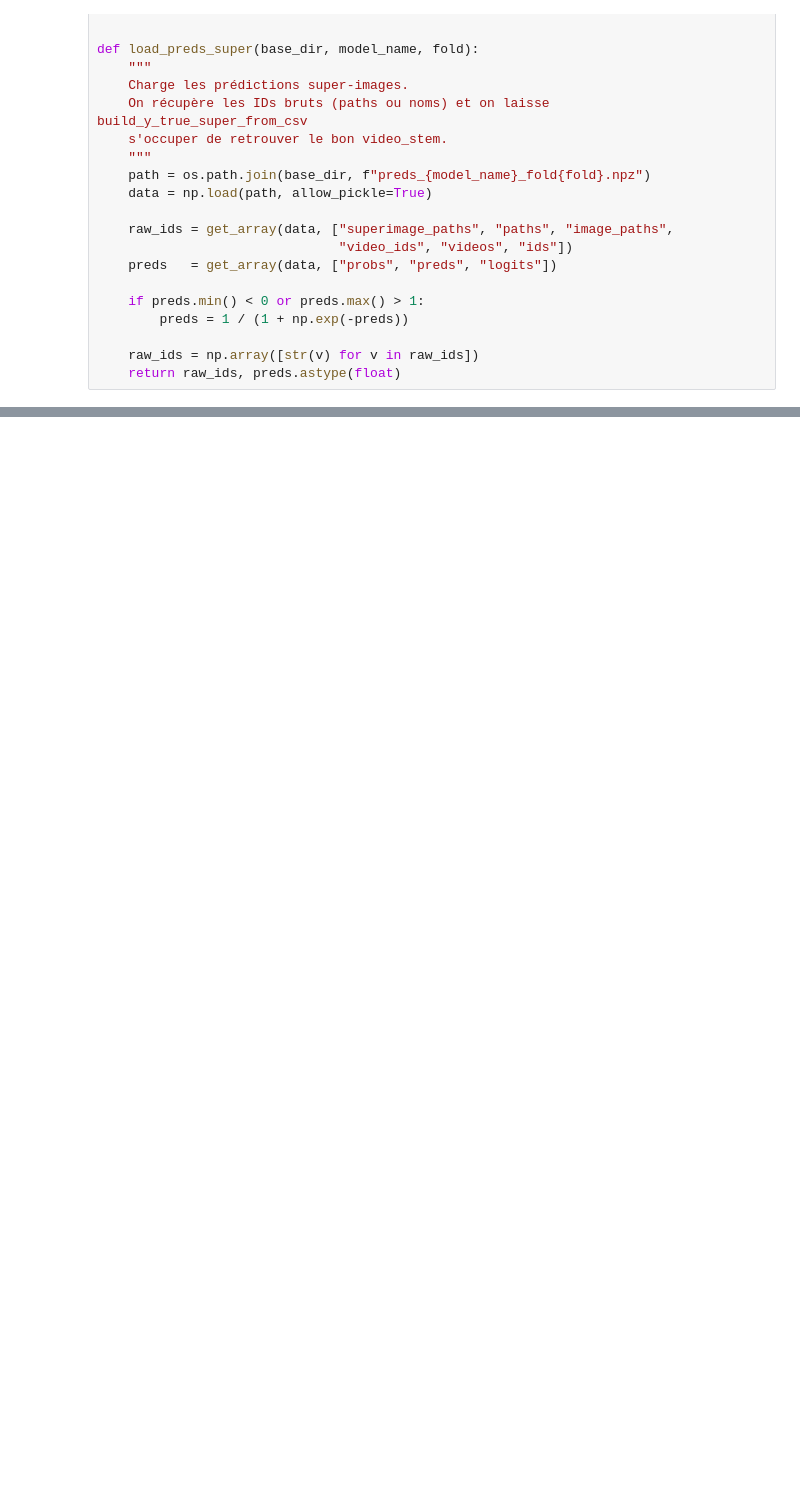
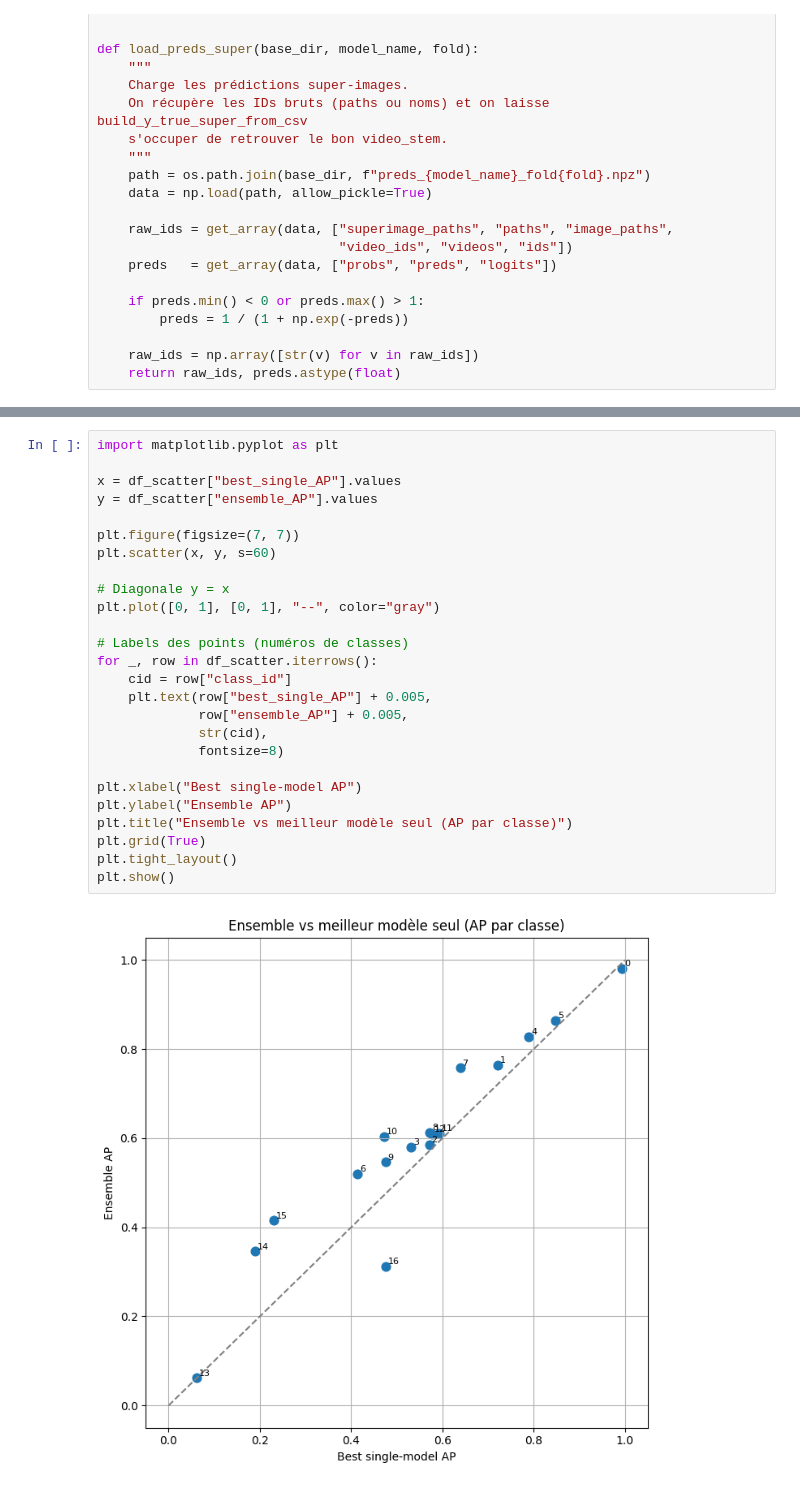
Before and after one commit to Simon-VDC/qv-pipe-classifier, a Jupyter notebook: notebooks/05_Final_Assembly.ipynb, the cells around one changed output, grey strips where cells are left out. Saved outputs shown, nothing was run; the diff lists cells and outputs as text; blank space fills up the shorter version.

```diff
--- a/notebooks/05_Final_Assembly.ipynb
+++ b/notebooks/05_Final_Assembly.ipynb
@@ -364,0 +542,28 @@ C:\Users\Simon VANDERCOILDEN\Desktop\Scolaire\UTC\IM05\TX01\qv-pipe-classifier\e
+# %%
+import matplotlib.pyplot as plt
+
+x = df_scatter["best_single_AP"].values
+y = df_scatter["ensemble_AP"].values
+
+plt.figure(figsize=(7, 7))
+plt.scatter(x, y, s=60)
+
+# Diagonale y = x
+plt.plot([0, 1], [0, 1], "--", color="gray")
+
+# Labels des points (numéros de classes)
+for _, row in df_scatter.iterrows():
+    cid = row["class_id"]
+    plt.text(row["best_single_AP"] + 0.005,
+             row["ensemble_AP"] + 0.005,
+             str(cid),
+             fontsize=8)
+
+plt.xlabel("Best single-model AP")
+plt.ylabel("Ensemble AP")
+plt.title("Ensemble vs meilleur modèle seul (AP par classe)")
+plt.grid(True)
+plt.tight_layout()
+plt.show()
+# %% [output]
+[figure, added]
```
Also changed, not shown: parts of 10 cells of this notebook, 1 other file.
